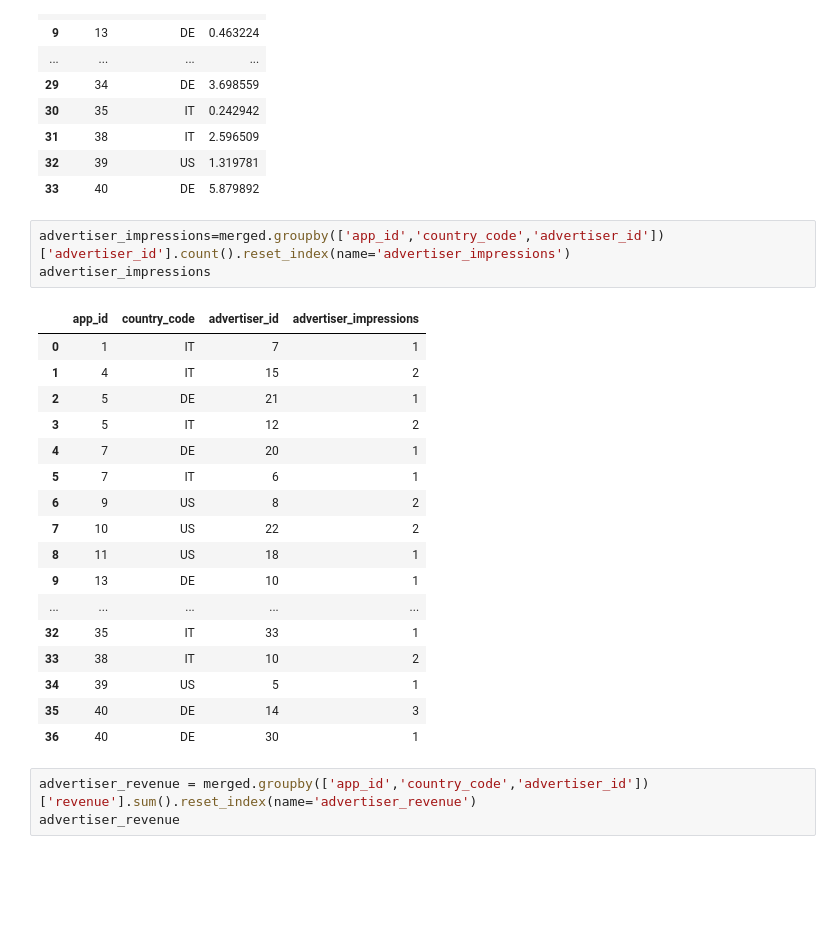
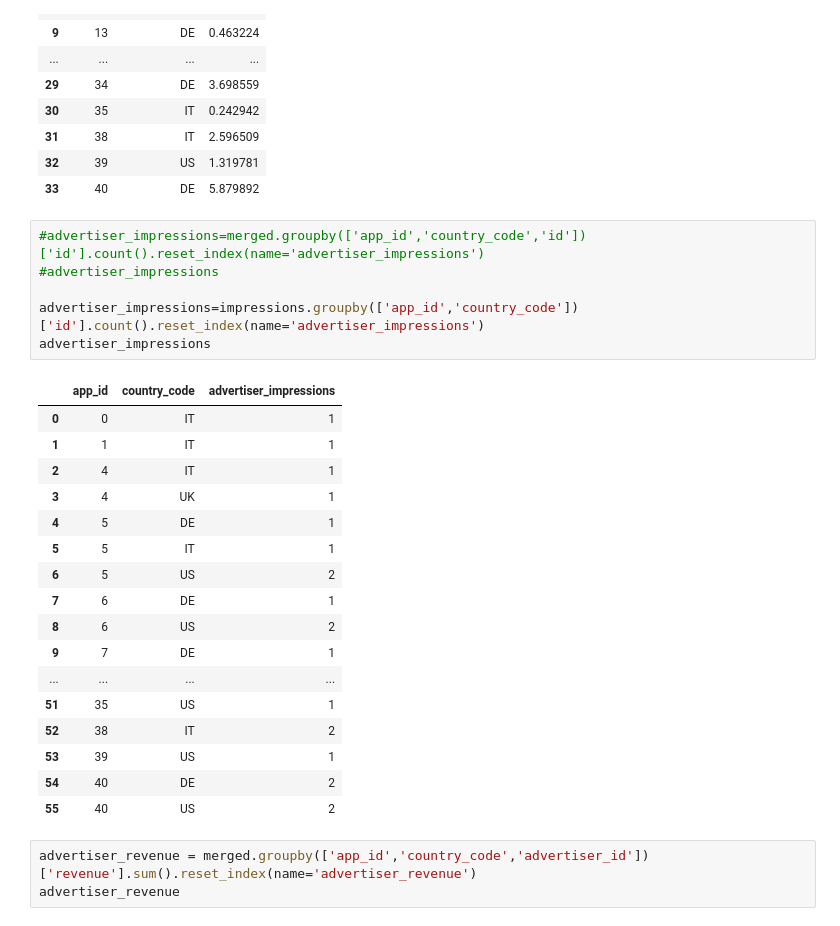
Before and after one commit to eyamini/Verve-Top-Advertisers, a Jupyter notebook: Merged.ipynb, the cells around one changed output. Cells and saved outputs as stored; diff of their text form; blank space fills up the shorter version.

```diff
--- a/Merged.ipynb
+++ b/Merged.ipynb
@@ -130,26 +130,29 @@ revenue
 | 32 | 39 | US | 1.319781 |
 | 33 | 40 | DE | 5.879892 |
 # %%
-advertiser_impressions=merged.groupby(['app_id','country_code','advertiser_id'])['advertiser_id'].count().reset_index(name='advertiser_impressions')
+#advertiser_impressions=merged.groupby(['app_id','country_code','id'])['id'].count().reset_index(name='advertiser_impressions')
+#advertiser_impressions
+
+advertiser_impressions=impressions.groupby(['app_id','country_code'])['id'].count().reset_index(name='advertiser_impressions')
 advertiser_impressions
 # %% [output]
-|  | app_id | country_code | advertiser_id | advertiser_impressions |
-| 0 | 1 | IT | 7 | 1 |
-| 1 | 4 | IT | 15 | 2 |
-| 2 | 5 | DE | 21 | 1 |
-| 3 | 5 | IT | 12 | 2 |
-| 4 | 7 | DE | 20 | 1 |
-| 5 | 7 | IT | 6 | 1 |
-| 6 | 9 | US | 8 | 2 |
-| 7 | 10 | US | 22 | 2 |
-| 8 | 11 | US | 18 | 1 |
-| 9 | 13 | DE | 10 | 1 |
-| ... | ... | ... | ... | ... |
-| 32 | 35 | IT | 33 | 1 |
-| 33 | 38 | IT | 10 | 2 |
-| 34 | 39 | US | 5 | 1 |
-| 35 | 40 | DE | 14 | 3 |
-| 36 | 40 | DE | 30 | 1 |
+|  | app_id | country_code | advertiser_impressions |
+| 0 | 0 | IT | 1 |
+| 1 | 1 | IT | 1 |
+| 2 | 4 | IT | 1 |
+| 3 | 4 | UK | 1 |
+| 4 | 5 | DE | 1 |
+| 5 | 5 | IT | 1 |
+| 6 | 5 | US | 2 |
+| 7 | 6 | DE | 1 |
+| 8 | 6 | US | 2 |
+| 9 | 7 | DE | 1 |
+| ... | ... | ... | ... |
+| 51 | 35 | US | 1 |
+| 52 | 38 | IT | 2 |
+| 53 | 39 | US | 1 |
+| 54 | 40 | DE | 2 |
+| 55 | 40 | US | 2 |
 # %%
 advertiser_revenue = merged.groupby(['app_id','country_code','advertiser_id'])['revenue'].sum().reset_index(name='advertiser_revenue')
 advertiser_revenue
```
